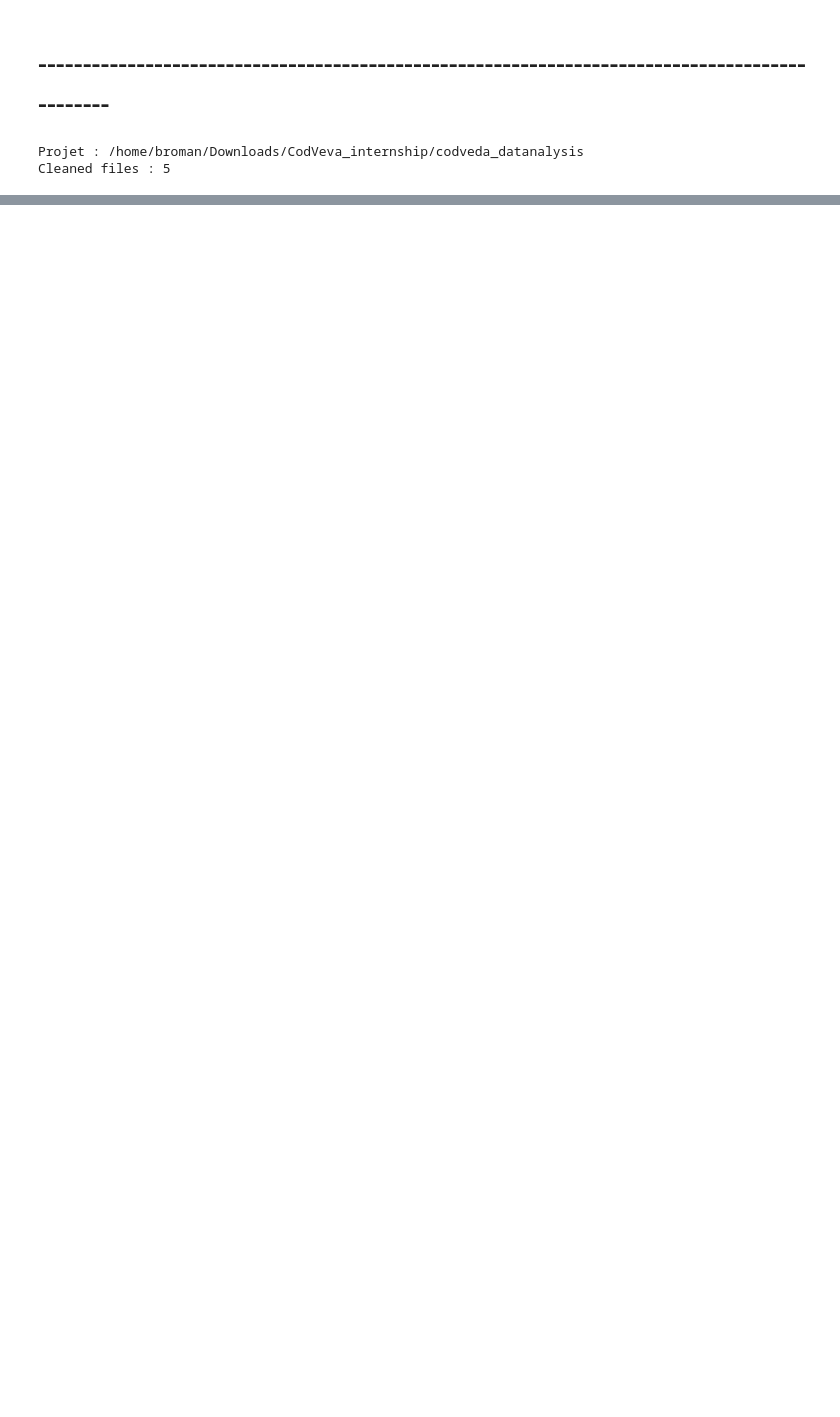
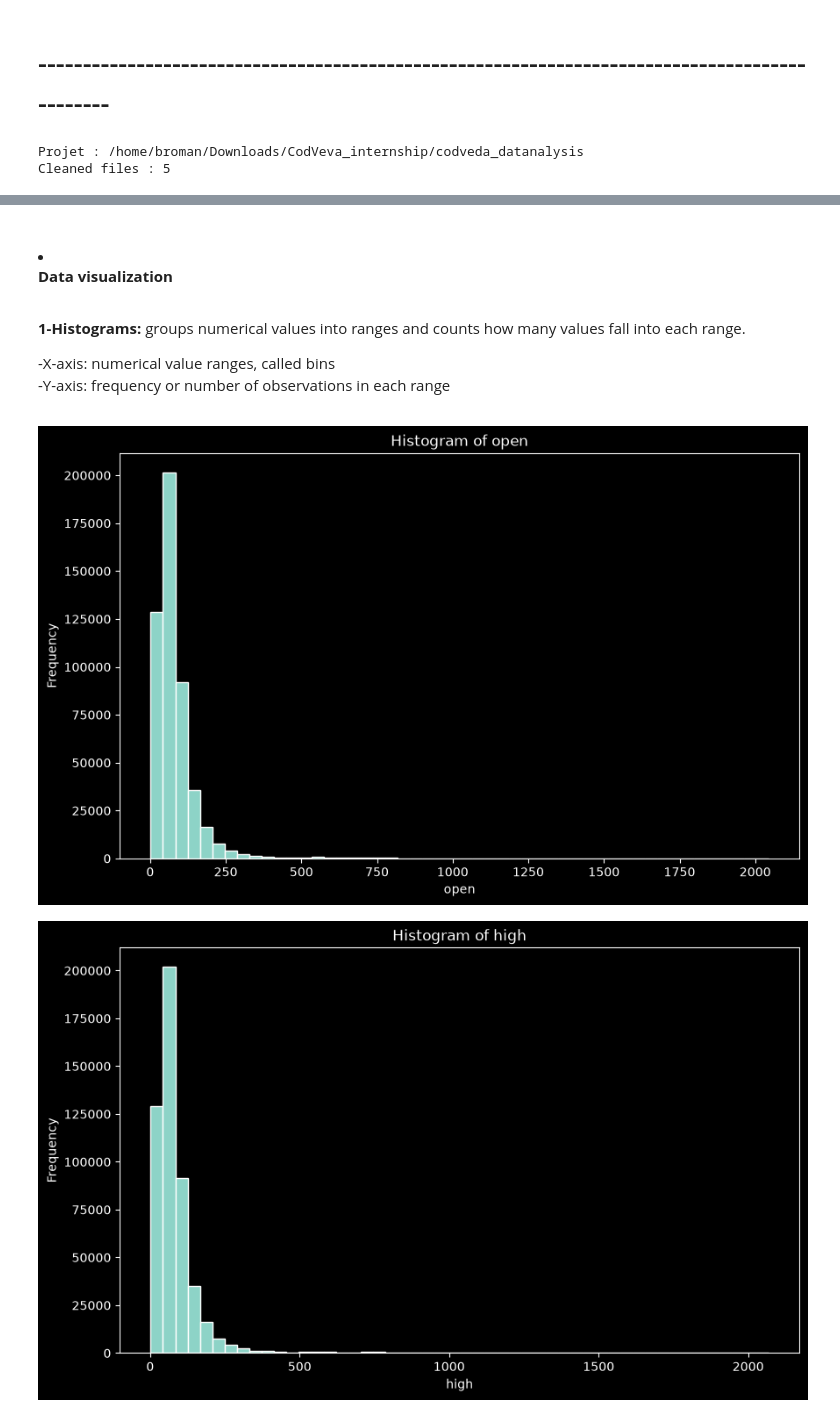
Before and after one commit to bro-gervil/codveda_datanalysis, a Jupyter notebook: my_notebooks/level_1/task_2/EDA.ipynb, the cells around one changed output, grey strips where cells are left out. Saved outputs shown, nothing was run; the diff lists cells and outputs as text; code cells hidden in the pictures; blank space fills up the shorter version.

```diff
--- a/my_notebooks/level_1/task_2/EDA.ipynb
+++ b/my_notebooks/level_1/task_2/EDA.ipynb
@@ -60,0 +49,13 @@ c_stock.describe()
+# %%
+# Select numerical columns
+numeric_columns = c_stock.select_dtypes(include="number").columns
+
+# Calculate summary statistics
+summary_statistics = pd.DataFrame({
+    "mean": c_stock[numeric_columns].mean(),
+    "median": c_stock[numeric_columns].median(),
+    "mode": c_stock[numeric_columns].mode().iloc[0],
+    "standard_deviation": c_stock[numeric_columns].std()
+})
+
+summary_statistics
@@ -60,0 +69,21 @@ c_stock.describe()
+# %% [markdown]
+<h4><li><strong><p>Data visualization </p></strong></li></h4>
+# %% [markdown]
+<p><strong> 1-Histograms:</strong>
+groups numerical values into ranges and counts how many values fall into each range. <br>
+
+-X-axis: numerical value ranges, called bins <br>
+-Y-axis: frequency or number of observations in each range <br>
+</p>
+# %%
+#Histograms for numerical columns
+for col in numeric_columns:
+    plt.figure(figsize=(10, 6))
+    plt.hist(c_stock[col], bins=50, edgecolor='white')
+    plt.title(f'Histogram of {col}')
+    plt.xlabel(col)
+    plt.ylabel('Frequency')
+    plt.show()
+# %% [output]
+[figure, added]
+[figure, added]
```
Also changed, not shown: parts of 14 cells of this notebook, 16 other files.
